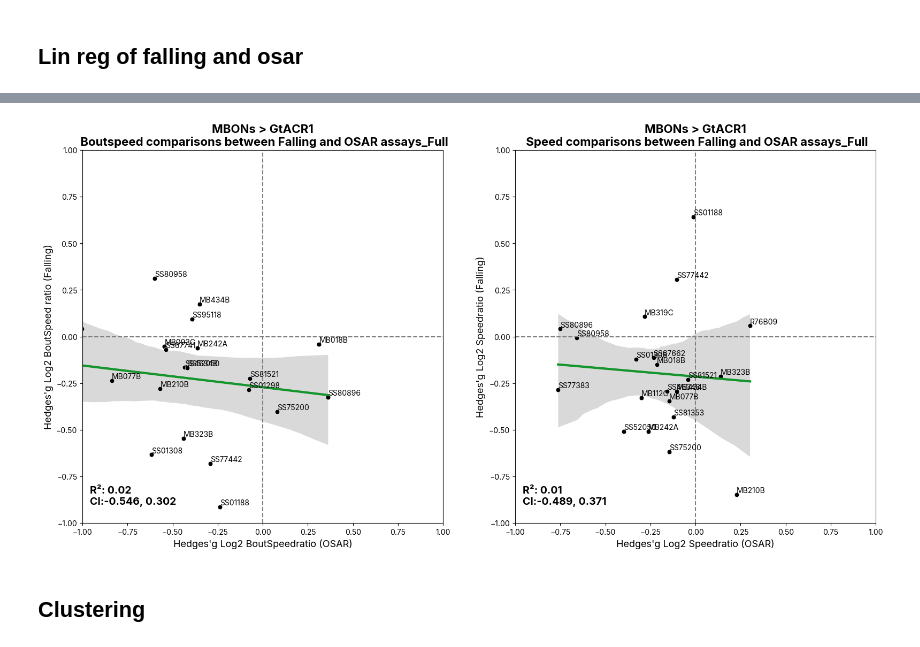
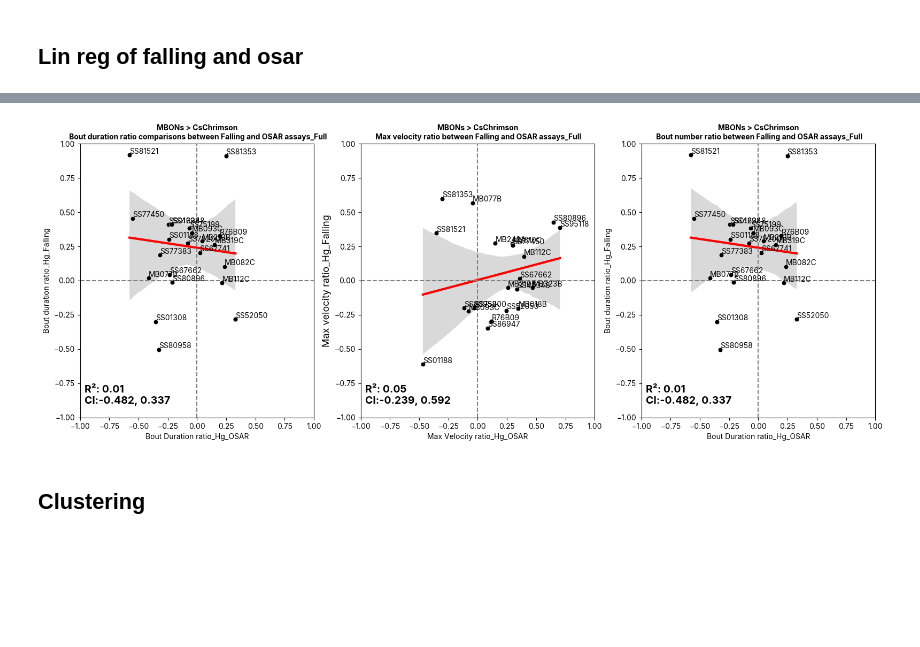
Before and after one commit to lnicole08/OSAR-Nicole-version, a Jupyter notebook: Falling-OSAR classification_2.ipynb, the cells around one changed output, grey strips where cells are left out. Drawn from its saved outputs; the diff is of its cells as text; code cells hidden in the pictures; blank space fills up the shorter version.

```diff
--- a/Falling-OSAR classification_2.ipynb
+++ b/Falling-OSAR classification_2.ipynb
@@ -156,15 +158,7 @@ def matchingcomp(dfreg_Cr2, osar_multiplot_cr2):
 # %% [markdown]
 ## Formulas to run
 # %%
-newfile2 = specifiedpath + "ACC Lab Dropbox\\ACC Lab\\Nicole Lee\\Data Compilation\\Falling_New\\Compilation with delta\\2025fallingtoosarcomp\\"
-files2 = os.listdir(newfile2)
-
-
-#mbon locations
-MBONList = []
-for yy in files2:
-    MBONList.append(yy.split(" ")[0])
-
-MBONList = list(set(MBONList))
+fallingexcel = pd.read_excel(specifiedpath + "ACC Lab Dropbox\\ACC Lab\\Nicole Lee\\Data Compilation\\2025 Complete raw values osar falling\\Falling.xlsx")
+MBONList = list(fallingexcel['MBON'].unique())
 
 lobelocation = MBONnamefile(MBONList, specifiedpath + "\\ACC Lab Dropbox\\ACC Lab\\Nicole Lee\\Data Compilation\\Falling_New\\")
@@ -767,7 +792,7 @@ if responder == 'ACR':
 figosarplot, axscatter_o = plt.subplots(1, 2, figsize=(8, 8), gridspec_kw={"width_ratios":[1,0]})
 
 # First subplot
-y_label_1 = 'PI_Δg_OSAR'
+y_label_1 = 'PI_Hg_OSAR'
 x_label_1 = 'Light Attraction Index_Δg_OSAR'
 
 df02omitteddf = df_specificmbon[~((df_specificmbon[x_label_1].abs() < 0.2) & (df_specificmbon[y_label_1].abs() < 0.2))].reset_index(drop=True)
@@ -941,7 +962,7 @@ for condition in conditions:
     # Read the specific condition file
     totalmetriccomparison = pd.read_excel(specifiedpath + "ACC Lab Dropbox\\ACC Lab\\Nicole Lee\\Data Compilation\\2025 Complete raw values osar falling\\Totalcomparisonofallmetrics-" + condition + ".xlsx")
 
-    responder = "ACR"
+    responder = "Chrimson2"
 
     if responder == 'Chrimson2':
         responderrename = "CsChrimson"
@@ -953,11 +974,11 @@ for condition in conditions:
         df_specificmbon = totalmetriccomparison[totalmetriccomparison['responder']=="ACR"].reset_index(drop=True)
         colorline = "#14962c"
 
-    figosarplot, axscatter_o = plt.subplots(1, 2, figsize=(16, 8), gridspec_kw={"width_ratios":[1,1]})
+    figosarplot, axscatter_o = plt.subplots(1, 3, figsize=(16, 6), gridspec_kw={"width_ratios":[1,1,1]})
 
     # First subplot
-    x_label_1 = "Log2 Bout Speed ratio_Δg_OSAR"
-    y_label_1 = 'Log2 Bout Speed ratio_Δg_Falling'
+    x_label_1 = "Bout Duration ratio_Hg_OSAR"
+    y_label_1 = 'Bout duration ratio_Hg_Falling'
 
     df02omitteddf = df_specificmbon[~((df_specificmbon[x_label_1].abs() < 0.2) & (df_specificmbon[y_label_1].abs() < 0.2))].reset_index(drop=True)
     df02omitteddf = df02omitteddf[~df02omitteddf['MBON'].isin(['VT999036'])]
@@ -966,14 +987,14 @@ for condition in conditions:
     sns.regplot(x=x_label_1, y=y_label_1, data=df02omitteddf, ci = 0, scatter = False, line_kws={"color": colorline, 'lw': 3}, ax=axscatter_o[0])  #line color
     sns.scatterplot(x=x_label_1, y=y_label_1, data=df02omitteddf, s = 40, color = 'k', ax=axscatter_o[0])
 
-    axscatter_o[0].set_xlabel("Hedges'g Log2 BoutSpeedratio (OSAR)", fontsize = 13)
-    axscatter_o[0].set_ylabel("Hedges'g Log2 BoutSpeed ratio (Falling)", fontsize = 13)
+    # axscatter_o[0].set_xlabel("Hedges'g Log2 BoutSpeedratio (OSAR)", fontsize = 13)
+    # axscatter_o[0].set_ylabel("Hedges'g Log2 BoutSpeed ratio (Falling)", fontsize = 13)
     axscatter_o[0].grid(False)
     axscatter_o[0].set_ylim([-1, 1])
     axscatter_o[0].set_xlim([-1, 1])
     axscatter_o[0].axvline(0, c=(.5, .5, .5), ls= '--')
     axscatter_o[0].axhline(0, c=(.5, .5, .5), ls= '--')
-    axscatter_o[0].set_title("MBONs > " + responderrename + "\n Boutspeed comparisons between Falling and OSAR assays_" + condition, weight = "bold", fontfamily = "Inter", fontsize = 16)
+    axscatter_o[0].set_title("MBONs > " + responderrename + "\n Bout duration ratio comparisons between Falling and OSAR assays_" + condition, weight = "bold", fontfamily = "Inter", fontsize = 10)
     axscatter_o[0].yaxis.set_tick_params(labelbottom=True)
 
     for n, k in enumerate(df02omitteddf['MBON']):
@@ -988,43 +1009,73 @@ for condition in conditions:
 
 
     # Second subplot
-    x_label_2 = "Log2 Speed ratio_Δg_OSAR"
-    y_label_2 = 'Log2 Speed ratio_Δg_Falling'
+    x_label_2 = "Max Velocity ratio_Hg_OSAR"
+    y_label_2 = 'Max velocity_Hg_Falling'
 
     df_omitted02_2ndplot = df_specificmbon[~((df_specificmbon[x_label_2].abs() < 0.2) & (df_specificmbon[y_label_2].abs() < 0.2))].reset_index(drop=True)
     df_omitted02_2ndplot = df_omitted02_2ndplot[~df_omitted02_2ndplot['MBON'].isin(['VT999036'])]
 
     sns.regplot(x=x_label_2, y=y_label_2, data=df_omitted02_2ndplot, ci = 95, scatter = False, line_kws={"color": "black"}, ax=axscatter_o[1]) #ci color
     sns.regplot(x=x_label_2, y=y_label_2, data=df_omitted02_2ndplot, ci = 0, scatter = False, line_kws={"color": colorline, 'lw': 3}, ax=axscatter_o[1]) #linecolor
     sns.scatterplot(x=x_label_2, y=y_label_2, data=df_omitted02_2ndplot, s = 40, color = 'k', ax=axscatter_o[1])
 
-    axscatter_o[1].set_xlabel("Hedges'g Log2 Speedratio (OSAR)", fontsize = 13)
-    axscatter_o[1].set_ylabel("Hedges'g Log2 Speedratio (Falling)", fontsize = 13)
+    # axscatter_o[1].set_xlabel("Hedges'g Log2 Speedratio (OSAR)", fontsize = 13)
+    axscatter_o[1].set_ylabel("Max velocity ratio_Hg_Falling", fontsize = 13)
     axscatter_o[1].grid(False)
     axscatter_o[1].set_ylim([-1, 1])
     axscatter_o[1].set_xlim([-1, 1])
     axscatter_o[1].axvline(0, c=(.5, .5, .5), ls= '--')
     axscatter_o[1].axhline(0, c=(.5, .5, .5), ls= '--')
-    axscatter_o[1].set_title("MBONs > " + responderrename + "\n Speed comparisons between Falling and OSAR assays_" + condition, weight = "bold", fontsize = 16)
+    axscatter_o[1].set_title("MBONs > " + responderrename + "\n Max velocity ratio between Falling and OSAR assays_" + condition, weight = "bold", fontsize = 10)
     axscatter_o[1].yaxis.set_tick_params(labelbottom=True)
 
     for n, k in enumerate(df_omitted02_2ndplot['MBON']):
         axscatter_o[1].annotate(k, (df_omitted02_2ndplot.loc[n,x_label_2], df_omitted02_2ndplot.loc[n,y_label_2]+0.01), fontsize = 10)
 
     #correlation for second subplot
     pearsonscorrelation_cr2_2 = scipy.stats.pearsonr(df_omitted02_2ndplot[x_label_2], df_omitted02_2ndplot[y_label_2]) #correlation instead of linear regression: trying to find the relationship rather than causation
     civallow_cr2_2 = pearsonscorrelation_cr2_2.confidence_interval(confidence_level=0.95)[0]
     civalhigh_cr2_2 = pearsonscorrelation_cr2_2.confidence_interval(confidence_level=0.95)[1]
     axscatter_o[1].annotate(f"R²: {(round(pearsonscorrelation_cr2_2[0],3))**2:.2f}" + "\nCI:" + str(round(civallow_cr2_2,3)) + ", " + str(round(civalhigh_cr2_2,3)), (0.02, 0.05),
                             ha = "left", xycoords = 'axes fraction', weight = "bold", fontsize = 14)
 
+    # third subplot
+    x_label_3 = "Bout Duration ratio_Hg_OSAR"
+    y_label_3 = 'Bout duration ratio_Hg_Falling'
+
+    df_omitted02_3rdplot = df_specificmbon[~((df_specificmbon[x_label_3].abs() < 0.2) & (df_specificmbon[y_label_3].abs() < 0.2))].reset_index(drop=True)
+    df_omitted02_3rdplot = df_omitted02_3rdplot[~df_omitted02_3rdplot['MBON'].isin(['VT999036'])]
+
+    sns.regplot(x=x_label_3, y=y_label_3, data=df_omitted02_3rdplot, ci = 95, scatter = False, line_kws={"color": "black"}, ax=axscatter_o[2]) #ci color
+    sns.regplot(x=x_label_3, y=y_label_3, data=df_omitted02_3rdplot, ci = 0, scatter = False, line_kws={"color": colorline, 'lw': 3}, ax=axscatter_o[2]) #linecolor
+    sns.scatterplot(x=x_label_3, y=y_label_3, data=df_omitted02_3rdplot, s = 40, color = 'k', ax=axscatter_o[2])
+
+    # axscatter_o[1].set_xlabel("Hedges'g Log2 Speedratio (OSAR)", fontsize = 13)
+    #axscatter_o[2].set_ylabel("Max velocity ratio_Hg_Falling", fontsize = 23)
+    axscatter_o[2].grid(False)
+    axscatter_o[2].set_ylim([-1, 1])
+    axscatter_o[2].set_xlim([-1, 1])
+    axscatter_o[2].axvline(0, c=(.5, .5, .5), ls= '--')
+    axscatter_o[2].axhline(0, c=(.5, .5, .5), ls= '--')
+    axscatter_o[2].set_title("MBONs > " + responderrename + "\n Bout number ratio between Falling and OSAR assays_" + condition, weight = "bold", fontsize = 10)
+    axscatter_o[2].yaxis.set_tick_params(labelbottom=True)
+
+    for n, k in enumerate(df_omitted02_3rdplot['MBON']):
+        axscatter_o[2].annotate(k, (df_omitted02_3rdplot.loc[n,x_label_3], df_omitted02_3rdplot.loc[n,y_label_3]+0.01), fontsize = 10)
+
+    #correlation for second subplot
+    pearsonscorrelation_cr2_2 = scipy.stats.pearsonr(df_omitted02_3rdplot[x_label_3], df_omitted02_3rdplot[y_label_3]) #correlation instead of linear regression: trying to find the relationship rather than causation
+    civallow_cr2_2 = pearsonscorrelation_cr2_2.confidence_interval(confidence_level=0.95)[0]
+    civalhigh_cr2_2 = pearsonscorrelation_cr2_2.confidence_interval(confidence_level=0.95)[1]
+    axscatter_o[2].annotate(f"R²: {(round(pearsonscorrelation_cr2_2[0],3))**2:.2f}" + "\nCI:" + str(round(civallow_cr2_2,3)) + ", " + str(round(civalhigh_cr2_2,3)), (0.02, 0.05),
+                            ha = "left", xycoords = 'axes fraction', weight = "bold", fontsize = 14)
     plt.tight_layout()
     plt.subplots_adjust(top = 0.95, wspace=0.2)
 
-    plt.savefig(filesavedir + date + "_" + responder + "_linreg_" + condition +".png", dpi = 1200, bbox_inches='tight')
-    plt.savefig(filesavedir + date + "_" + responder + "_linreg_" + condition + ".svg")
+    # plt.savefig(filesavedir + date + "_" + responder + "_linreg_" + condition +".png", dpi = 1200, bbox_inches='tight')
+    # plt.savefig(filesavedir + date + "_" + responder + "_linreg_" + condition + ".svg")
 # %% [output]
-[figure, old version]
+[figure, new version]
 # %% [markdown]
 ## Clustering
 # %%
```
Also changed, not shown: parts of 8 cells of this notebook, 5 other files.
